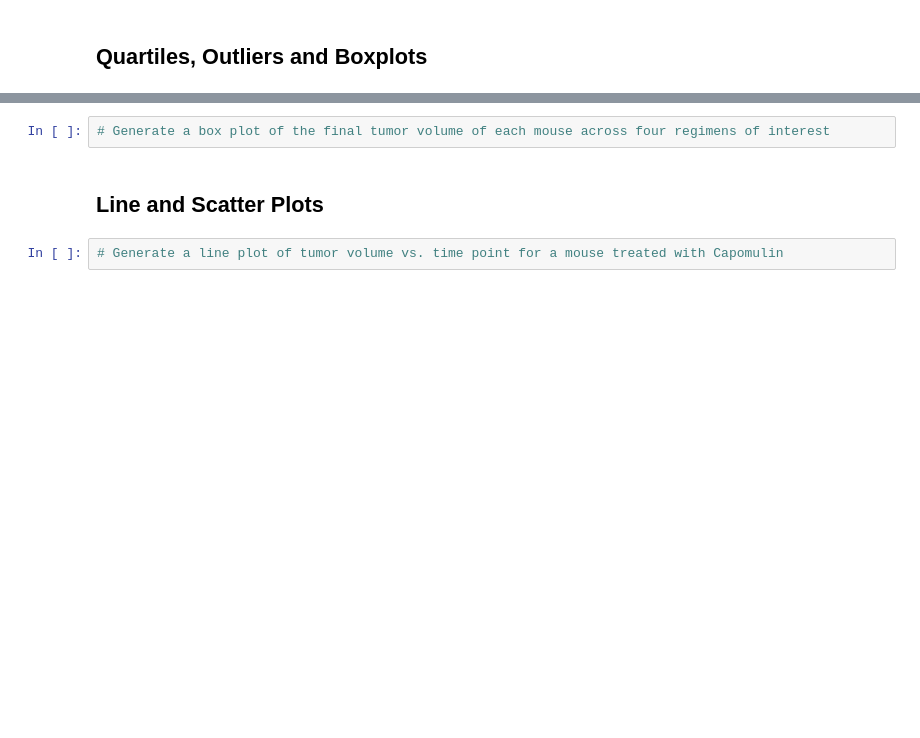
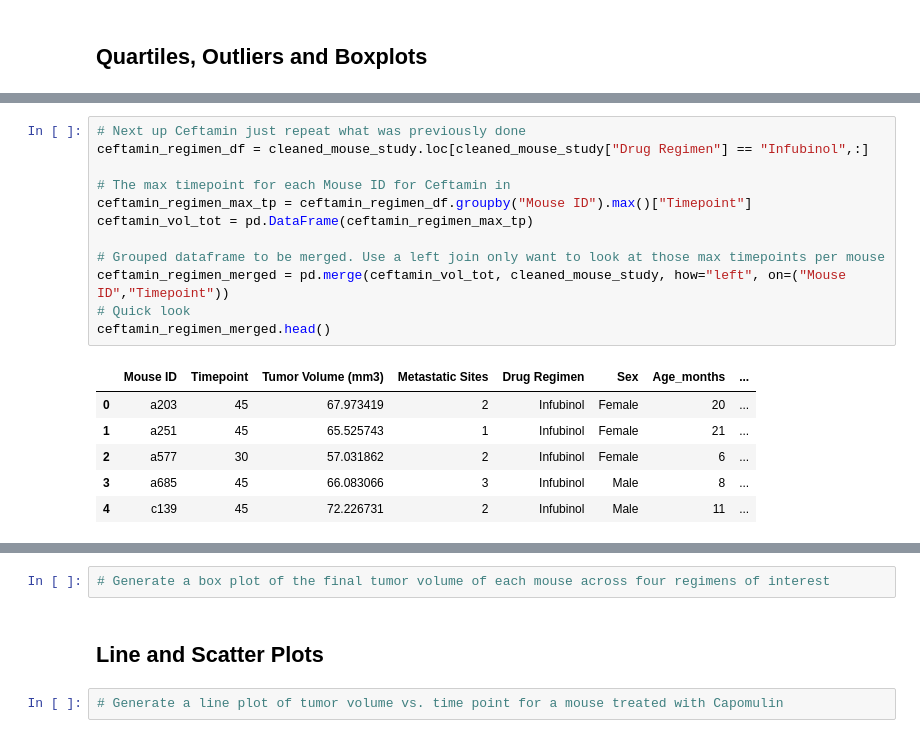
Before and after one commit to byronpineda225/Matplotlib-challenge, a Jupyter notebook: Pymaceuticals/pymaceuticals_starter.ipynb, the cells around one changed output, grey strips where cells are left out. Cells and saved outputs as stored; diff of their text form; blank space fills up the shorter version.

```diff
--- a/Pymaceuticals/pymaceuticals_starter.ipynb
+++ b/Pymaceuticals/pymaceuticals_starter.ipynb
@@ -278,0 +453,19 @@ plt.show()
+# %%
+# Next up Ceftamin just repeat what was previously done
+ceftamin_regimen_df = cleaned_mouse_study.loc[cleaned_mouse_study["Drug Regimen"] == "Infubinol",:]
+
+# The max timepoint for each Mouse ID for Ceftamin in
+ceftamin_regimen_max_tp = ceftamin_regimen_df.groupby("Mouse ID").max()["Timepoint"]
+ceftamin_vol_tot = pd.DataFrame(ceftamin_regimen_max_tp)
+
+# Grouped dataframe to be merged. Use a left join only want to look at those max timepoints per mouse
+ceftamin_regimen_merged = pd.merge(ceftamin_vol_tot, cleaned_mouse_study, how="left", on=("Mouse ID","Timepoint"))
+# Quick look
+ceftamin_regimen_merged.head()
+# %% [output]
+|  | Mouse ID | Timepoint | Tumor Volume (mm3) | Metastatic Sites | Drug Regimen | Sex | Age_months | ... |
+| 0 | a203 | 45 | 67.973419 | 2 | Infubinol | Female | 20 | ... |
+| 1 | a251 | 45 | 65.525743 | 1 | Infubinol | Female | 21 | ... |
+| 2 | a577 | 30 | 57.031862 | 2 | Infubinol | Female | 6 | ... |
+| 3 | a685 | 45 | 66.083066 | 3 | Infubinol | Male | 8 | ... |
+| 4 | c139 | 45 | 72.226731 | 2 | Infubinol | Male | 11 | ... |
```
Also changed, not shown: parts of 18 cells of this notebook, 4 other files.
